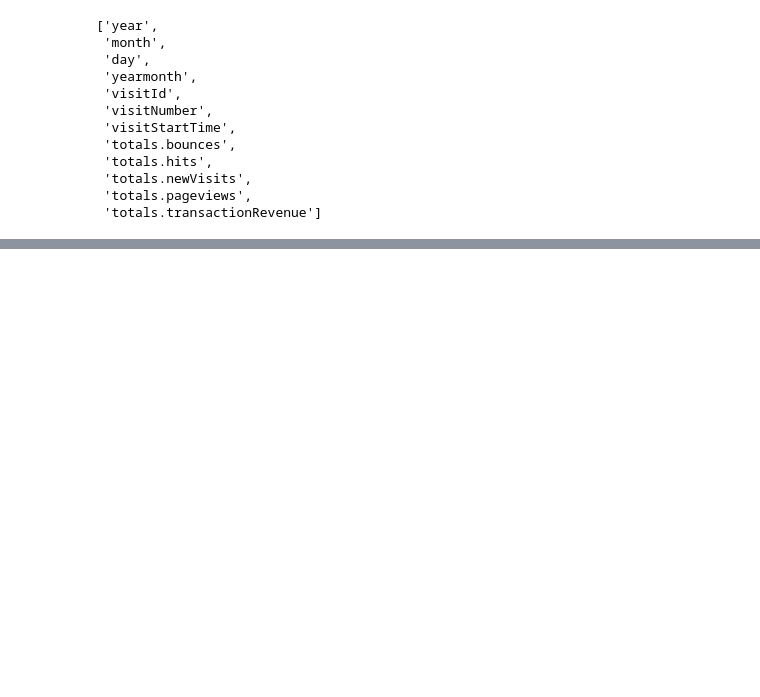
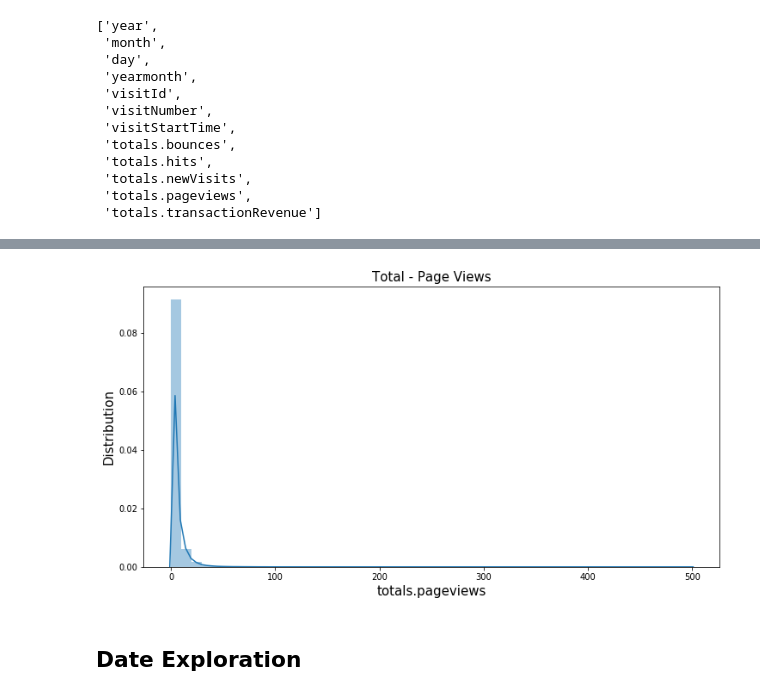
Before and after one commit to thunderbait/CM3203-C1615525, a Jupyter notebook: Code/3-exploratory-data-analysis.ipynb, the cells around one changed output, grey strips where cells are left out. Saved outputs shown, nothing was run; the diff lists cells and outputs as text; code cells hidden in the pictures; blank space fills up the shorter version.

```diff
--- a/Code/3-exploratory-data-analysis.ipynb
+++ b/Code/3-exploratory-data-analysis.ipynb
@@ -328,0 +359,11 @@ train_df.select_dtypes(include=['float64', 'int32', 'int64']).columns.tolist()
+# %%
+plt.figure(figsize=[12, 6])
+sns.distplot(train_df['totals.pageviews'])
+plt.xlabel('totals.pageviews', fontsize=15)
+plt.ylabel('Distribution', fontsize=15)
+plt.title('Total - Page Views', fontsize=15)
+plt.show()
+# %% [output]
+[figure, added]
+# %% [markdown]
+## Date Exploration
```
Also changed, not shown: parts of 12 cells of this notebook.
